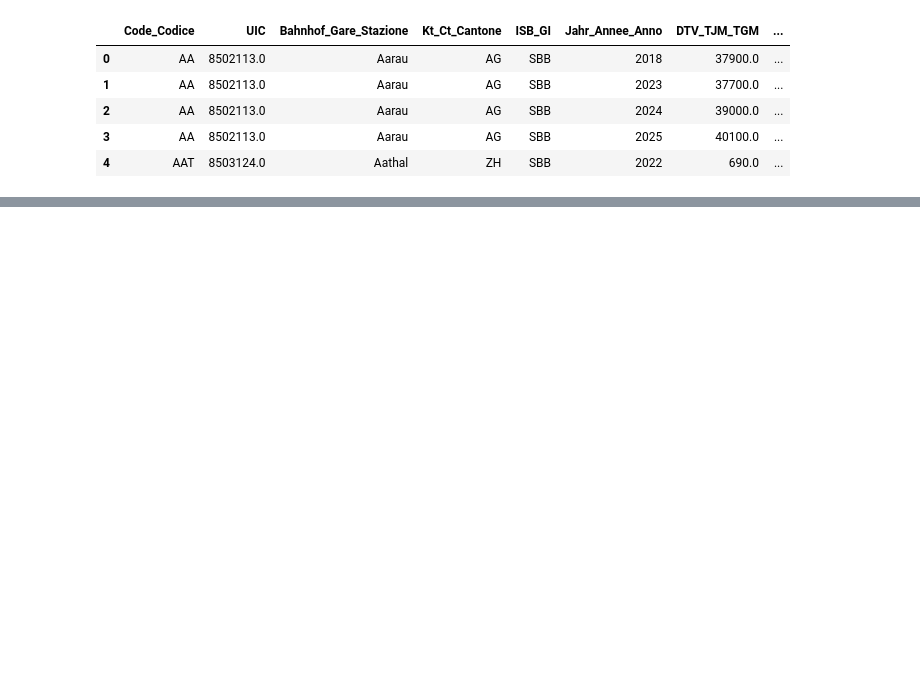
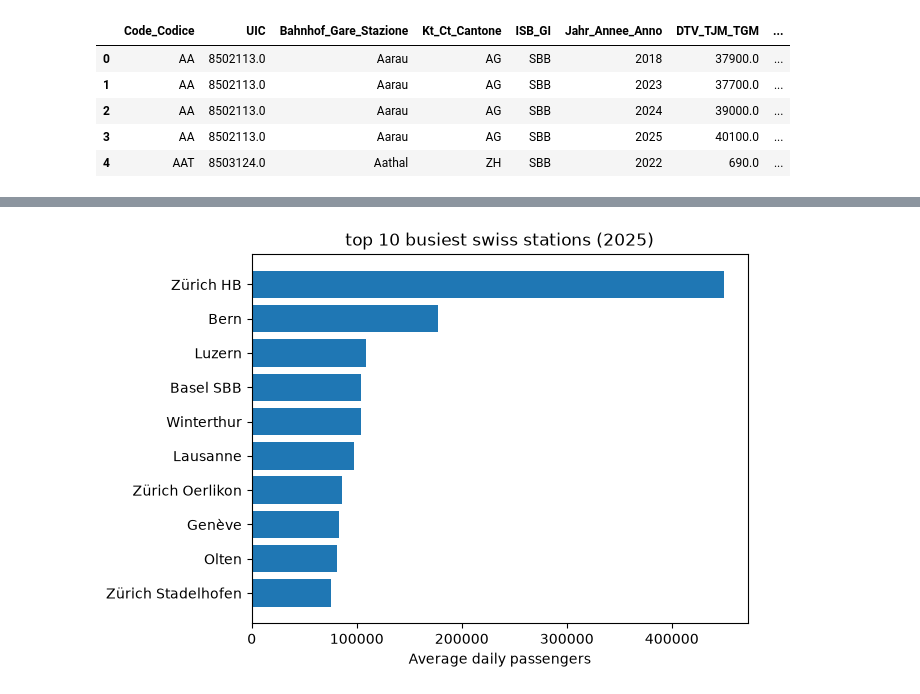
Before and after one commit to fatimaalame/seminaire-de-programmation, a Jupyter notebook: CW2_Ticket2Ride/ticket2ride.ipynb, the cells around one changed output, grey strips where cells are left out. Cells and saved outputs as stored; diff of their text form; code cells hidden in the pictures; blank space fills up the shorter version.

Commit message:
install matplotlib + clean the data + first scenario code (busiest station) in ipynb

```diff
--- a/CW2_Ticket2Ride/ticket2ride.ipynb
+++ b/CW2_Ticket2Ride/ticket2ride.ipynb
@@ -13,0 +75,4 @@ df.head()
+# %%
+df_2025 = df[df["Jahr_Annee_Anno"] == 2025]
+
+df_2025.shape
@@ -13,0 +81,7 @@ df.head()
+# %%
+top10 = df_2025.sort_values(
+    by="DTV_TJM_TGM",
+    ascending=False
+).head(10)
+
+top10[["Bahnhof_Gare_Stazione", "DTV_TJM_TGM"]]
@@ -13,0 +102,13 @@ df.head()
+# %%
+import matplotlib.pyplot as plt
+plt.barh(
+    top10["Bahnhof_Gare_Stazione"],
+    top10["DTV_TJM_TGM"]
+)
+plt.xlabel("Average daily passengers")
+plt.title("top 10 busiest swiss stations (2025)")
+plt.gca().invert_yaxis()
+
+plt.show()
+# %% [output]
+[figure, added]
```
Also changed, not shown: parts of 12 cells of this notebook.
